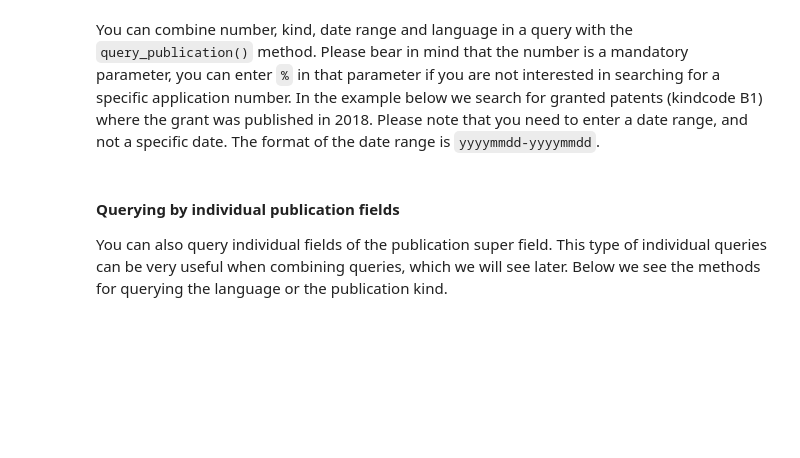
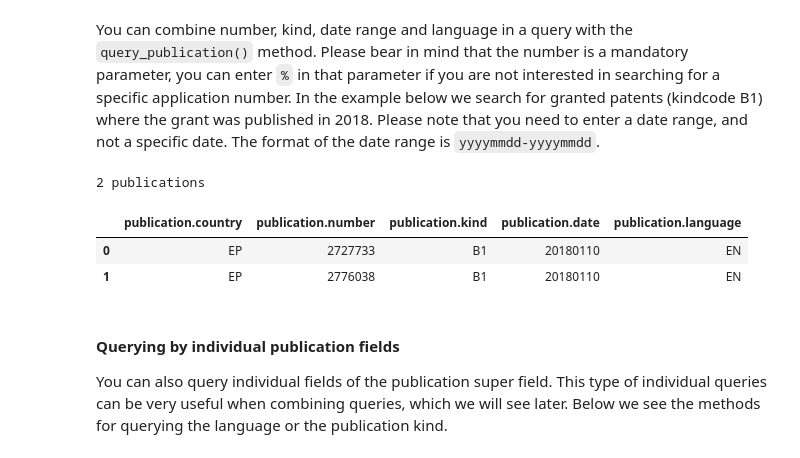
Before and after one commit to epo/tip-training, a Jupyter notebook: EP Fulltext/EP full-text lesson 1.ipynb, the cells around one changed output. Cells and saved outputs as stored; diff of their text form; code cells hidden in the pictures; blank space fills up the shorter version.

```diff
--- a/EP Fulltext/EP full-text lesson 1.ipynb
+++ b/EP Fulltext/EP full-text lesson 1.ipynb
@@ -95,13 +114,18 @@ Running the `fields()` method we saw above you can see that the `publication` su
 You can combine number, kind, date range and language in a query with the `query_publication()` method. Please bear in mind that the number is a mandatory parameter, you can enter `%` in that parameter if you are not interested in searching for a specific application number. In the example below we search for granted patents (kindcode B1) where the grant was published in 2018. Please note that you need to enter a date range, and not a specific date. The format of the date range is `yyyymmdd-yyyymmdd`.
 # %%
 # querying for any publication number, granted patents, and the whole year 2018 as the publication date range.
-q = epab.query_publication(number="%", kindcodes="B1", date_range="20180101-20181231")
+q = epab.query_publication(number="%", kind_code="B1", date="20180101-20180131")
 
 # printing the amount of communications
 print(q)
 
 # displaying the first 5 publications with all the fields of the publication super field
 q.get_results("publication", limit=5)
+# %% [output]
+2 publications
+|  | publication.country | publication.number | publication.kind | publication.date | publication.language |
+| 0 | EP | 2727733 | B1 | 20180110 | EN |
+| 1 | EP | 2776038 | B1 | 20180110 | EN |
 # %% [markdown]
 #### Querying by individual publication fields
 You can also query individual fields of the publication super field. This type of individual queries can be very useful when combining queries, which we will see later. Below we see the methods for querying the language or the publication kind.
```
Also changed, not shown: parts of 26 cells of this notebook.
